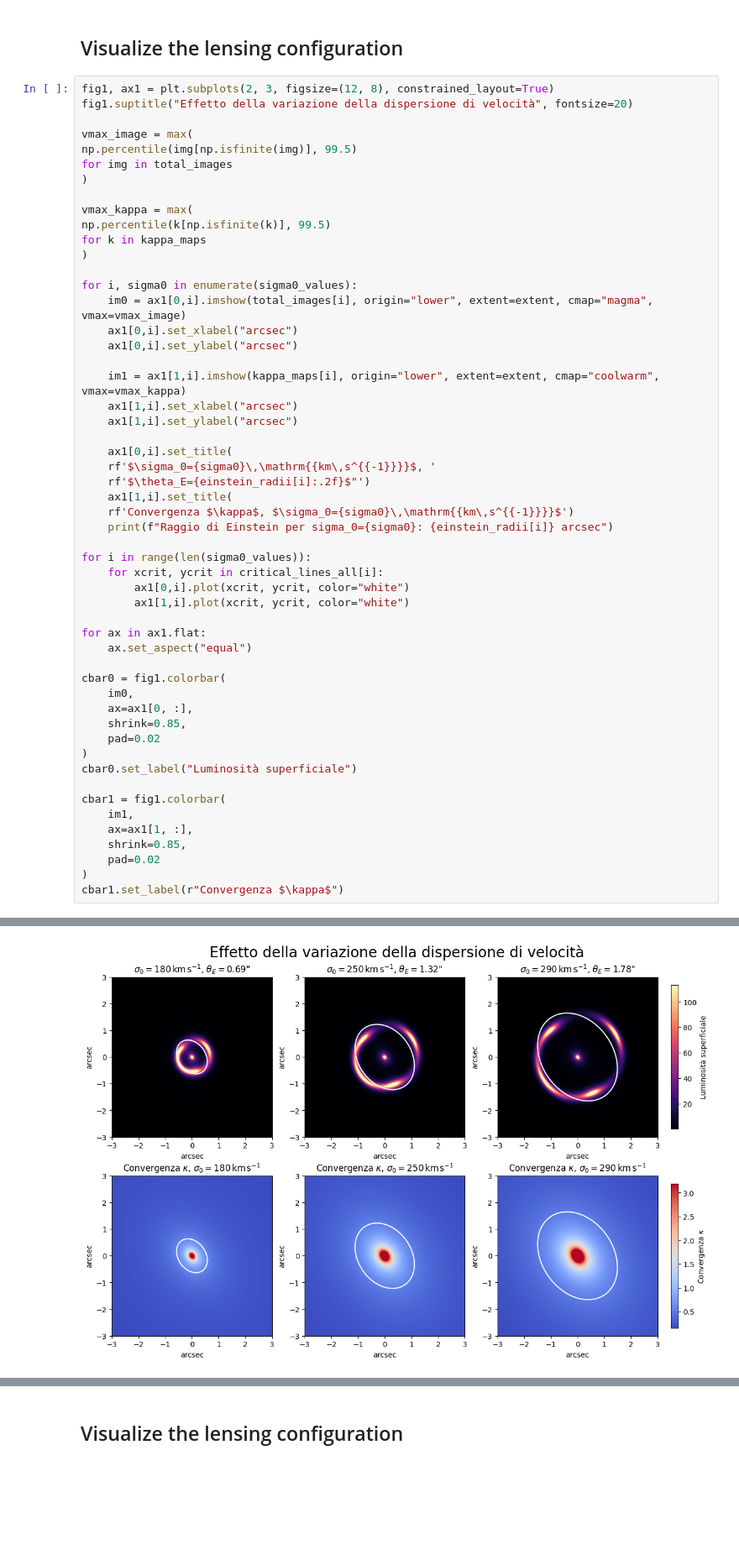
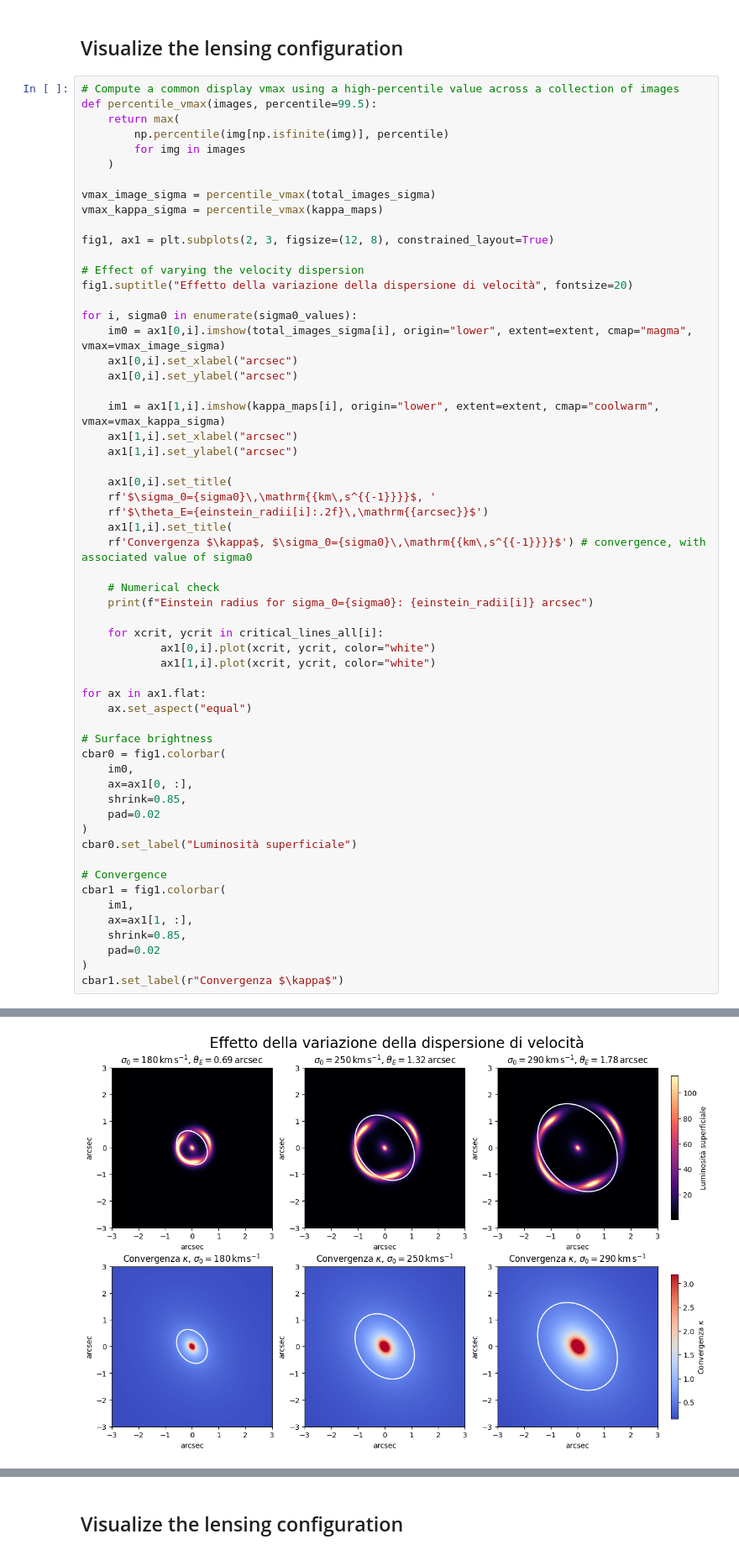
Before and after one commit to Nsab04/bachelor-thesis, a Jupyter notebook: notebooks/lensing_simulation.ipynb, the cells around one changed output, grey strips where cells are left out. Shown at 84% size. Cells and saved outputs as stored; diff of their text form; blank space fills up the shorter version.

```diff
--- a/notebooks/lensing_simulation.ipynb
+++ b/notebooks/lensing_simulation.ipynb
@@ -105,43 +107,47 @@ for i, sigma0 in enumerate(sigma0_values):
 # %% [markdown]
 ## Visualize the lensing configuration
 # %%
+# Compute a common display vmax using a high-percentile value across a collection of images
+def percentile_vmax(images, percentile=99.5):
+    return max(
+        np.percentile(img[np.isfinite(img)], percentile)
+        for img in images
+    )
+
+vmax_image_sigma = percentile_vmax(total_images_sigma)
+vmax_kappa_sigma = percentile_vmax(kappa_maps)
+
 fig1, ax1 = plt.subplots(2, 3, figsize=(12, 8), constrained_layout=True)
+
+# Effect of varying the velocity dispersion
 fig1.suptitle("Effetto della variazione della dispersione di velocità", fontsize=20)
 
-vmax_image = max(
-np.percentile(img[np.isfinite(img)], 99.5)
-for img in total_images
-)
-
-vmax_kappa = max(
-np.percentile(k[np.isfinite(k)], 99.5)
-for k in kappa_maps
-)
-
 for i, sigma0 in enumerate(sigma0_values):
-    im0 = ax1[0,i].imshow(total_images[i], origin="lower", extent=extent, cmap="magma", vmax=vmax_image)
+    im0 = ax1[0,i].imshow(total_images_sigma[i], origin="lower", extent=extent, cmap="magma", vmax=vmax_image_sigma)
     ax1[0,i].set_xlabel("arcsec")
     ax1[0,i].set_ylabel("arcsec")
 
-    im1 = ax1[1,i].imshow(kappa_maps[i], origin="lower", extent=extent, cmap="coolwarm", vmax=vmax_kappa)
+    im1 = ax1[1,i].imshow(kappa_maps[i], origin="lower", extent=extent, cmap="coolwarm", vmax=vmax_kappa_sigma)
     ax1[1,i].set_xlabel("arcsec")
     ax1[1,i].set_ylabel("arcsec")
 
     ax1[0,i].set_title(
     rf'$\sigma_0={sigma0}\,\mathrm{{km\,s^{{-1}}}}$, '
-    rf'$\theta_E={einstein_radii[i]:.2f}$"')
+    rf'$\theta_E={einstein_radii[i]:.2f}\,\mathrm{{arcsec}}$')
     ax1[1,i].set_title(
-    rf'Convergenza $\kappa$, $\sigma_0={sigma0}\,\mathrm{{km\,s^{{-1}}}}$')
-    print(f"Raggio di Einstein per sigma_0={sigma0}: {einstein_radii[i]} arcsec")
+    rf'Convergenza $\kappa$, $\sigma_0={sigma0}\,\mathrm{{km\,s^{{-1}}}}$') # convergence, with associated value of sigma0
 
-for i in range(len(sigma0_values)):
+    # Numerical check
+    print(f"Einstein radius for sigma_0={sigma0}: {einstein_radii[i]} arcsec")
+
     for xcrit, ycrit in critical_lines_all[i]:
-        ax1[0,i].plot(xcrit, ycrit, color="white")
-        ax1[1,i].plot(xcrit, ycrit, color="white")
+            ax1[0,i].plot(xcrit, ycrit, color="white")
+            ax1[1,i].plot(xcrit, ycrit, color="white")
 
 for ax in ax1.flat:
     ax.set_aspect("equal")
 
+# Surface brightness
 cbar0 = fig1.colorbar(
     im0,
     ax=ax1[0, :],
@@ -150,6 +156,7 @@ cbar0 = fig1.colorbar(
 )
 cbar0.set_label("Luminosità superficiale")
 
+# Convergence
 cbar1 = fig1.colorbar(
     im1,
     ax=ax1[1, :],
@@ -164,2 +171,2 @@ Raggio di Einstein per sigma_0=290: 1.77950770961975 arcsec
-[figure, old version]
+[figure, new version]
 # %% [markdown]
```
Also changed, not shown: parts of 43 cells of this notebook, 4 other files.
